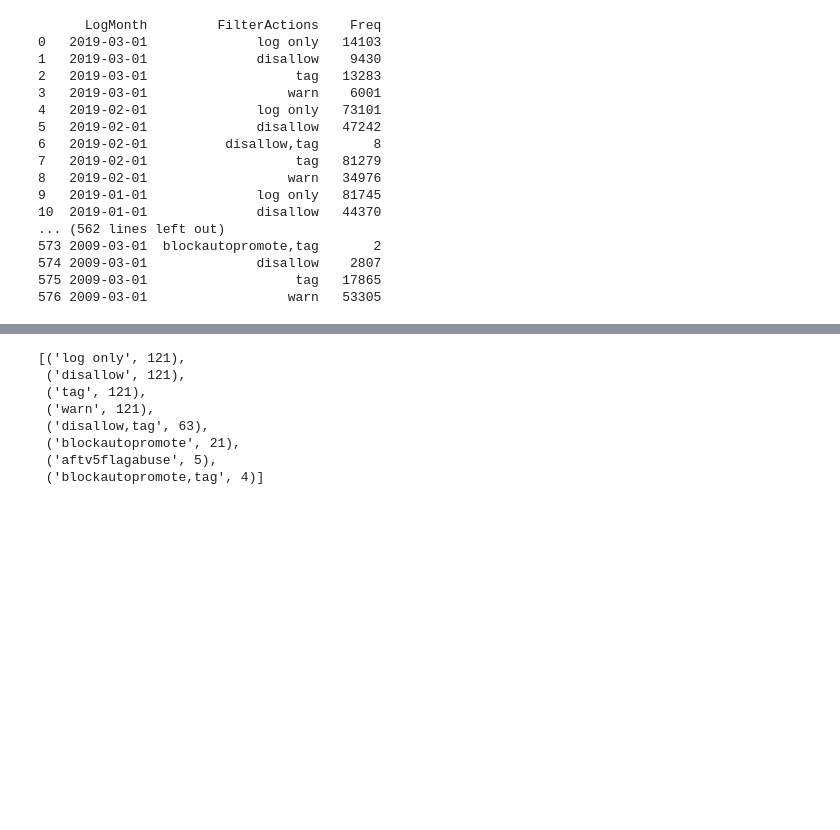
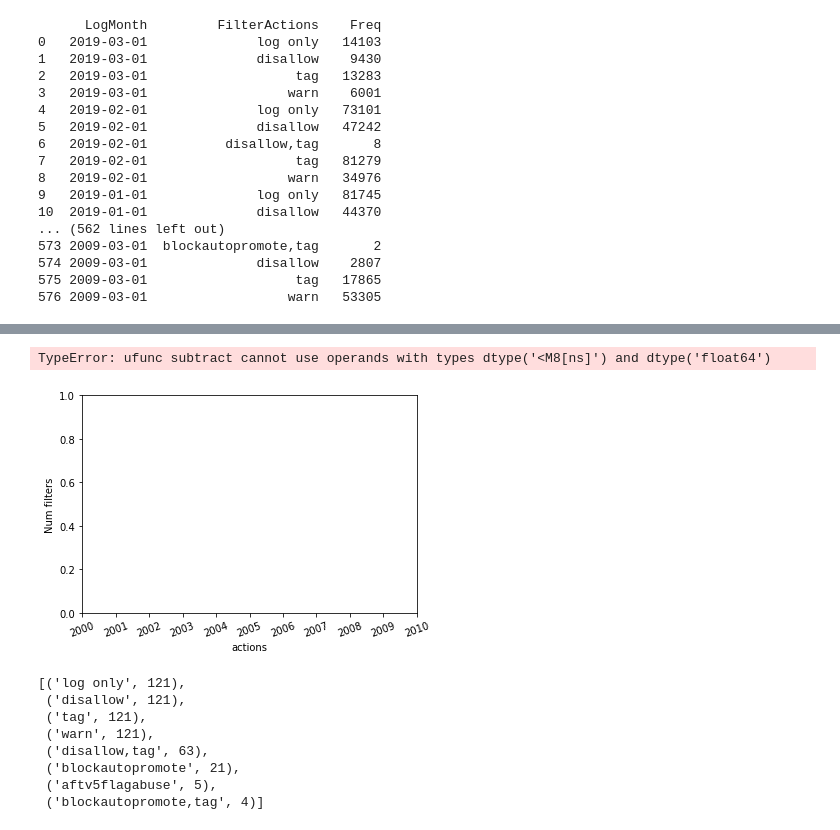
Before and after one commit to lusy/wikifilters, a Jupyter notebook: src/explore.ipynb, the cells around one changed output, grey strips where cells are left out. Drawn from its saved outputs; the diff is of its cells as text; code cells hidden in the pictures; blank space fills up the shorter version.

Commit message:
Try to make sense of filters actions

```diff
--- a/src/explore.ipynb
+++ b/src/explore.ipynb
@@ -567,0 +575,7 @@ with pd.option_context('display.max_rows', None, 'display.max_columns', None):
+# %%
+# Which actions were triggered how often over the years
+df_actions_year = pd.read_csv("quarry-37500-number-of-abuse-filters-filter-actions-per-year-en-wiki-run389252.csv", sep=',')
+df_actions_year['LogYear'] = pd.to_datetime(df_actions_year['LogYear'], format="%Y")
+
+with pd.option_context('display.max_rows', None, 'display.max_columns', None):
+    print(df_actions_year.fillna('log only'))
@@ -568,3 +600,16 @@ with pd.option_context('display.max_rows', None, 'display.max_columns', None):
+# %%
+#ap_actions_labels = [x[0] for x in active_public_actions]
+x_values = df_actions_year['LogYear']
+y_values = df_actions_year['Freq']
+
+plt.xlabel('actions')
+plt.xticks(rotation='20')
+plt.ylabel('Num filters')
+plt.bar(x_values, y_values)
+plt.show()
+# %% [output]
+TypeError: ufunc subtract cannot use operands with types dtype('<M8[ns]') and dtype('float64')
+[figure, added]
 # %%
 # investigate actions other than "log only", "tag", "warn", "disallow"
 collections.Counter(list(df_actions['FilterActions'].fillna('log only'))).most_common()
```
Also changed, not shown: parts of 7 cells of this notebook, 1 other file.
